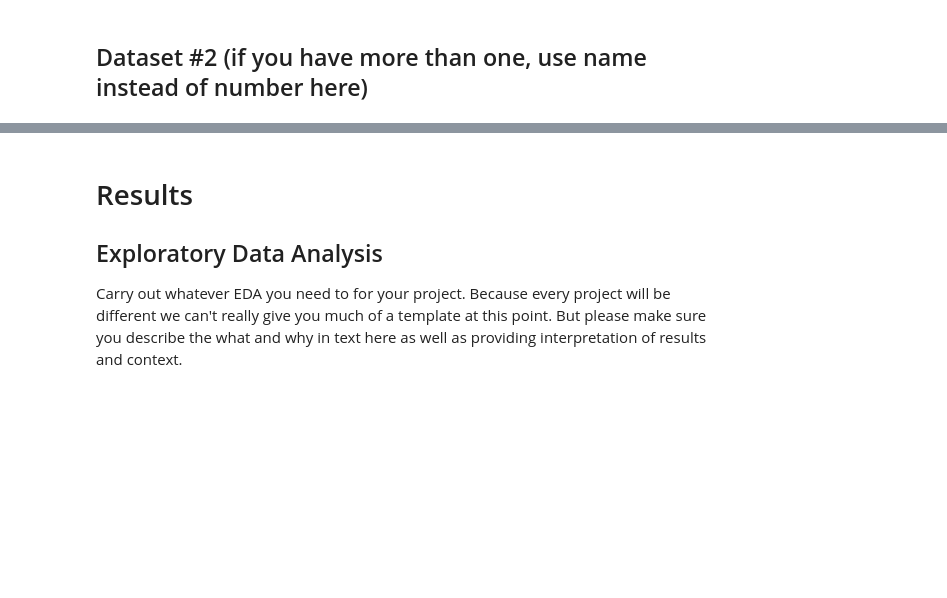
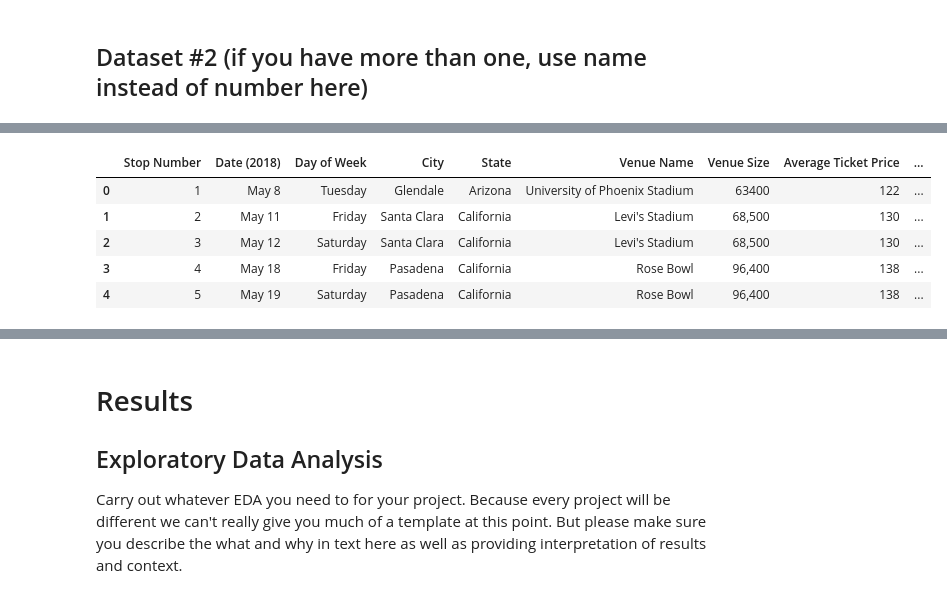
Before and after one commit to AnikAlam/AnikAlam_COGS108_EDA, a Jupyter notebook: FinalProject_groupXXX.ipynb, the cells around one changed output, grey strips where cells are left out. Cells and saved outputs as stored; diff of their text form; code cells hidden in the pictures; blank space fills up the shorter version.

```diff
--- a/FinalProject_groupXXX.ipynb
+++ b/FinalProject_groupXXX.ipynb
@@ -228,0 +231,12 @@ eras_df.head()
+# %%
+# Initial read and load dataframe
+
+reputation_df = pd.read_csv('reputation_tour_dataset.csv')
+reputation_df.head()
+# %% [output]
+|  | Stop Number | Date (2018) | Day of Week | City | State | Venue Name | Venue Size | Average Ticket Price | ... |
+| 0 | 1 | May 8 | Tuesday | Glendale | Arizona | University of Phoenix Stadium | 63400 | 122 | ... |
+| 1 | 2 | May 11 | Friday | Santa Clara | California | Levi's Stadium | 68,500 | 130 | ... |
+| 2 | 3 | May 12 | Saturday | Santa Clara | California | Levi's Stadium | 68,500 | 130 | ... |
+| 3 | 4 | May 18 | Friday | Pasadena | California | Rose Bowl | 96,400 | 138 | ... |
+| 4 | 5 | May 19 | Saturday | Pasadena | California | Rose Bowl | 96,400 | 138 | ... |
```
Also changed, not shown: parts of 10 cells of this notebook.
